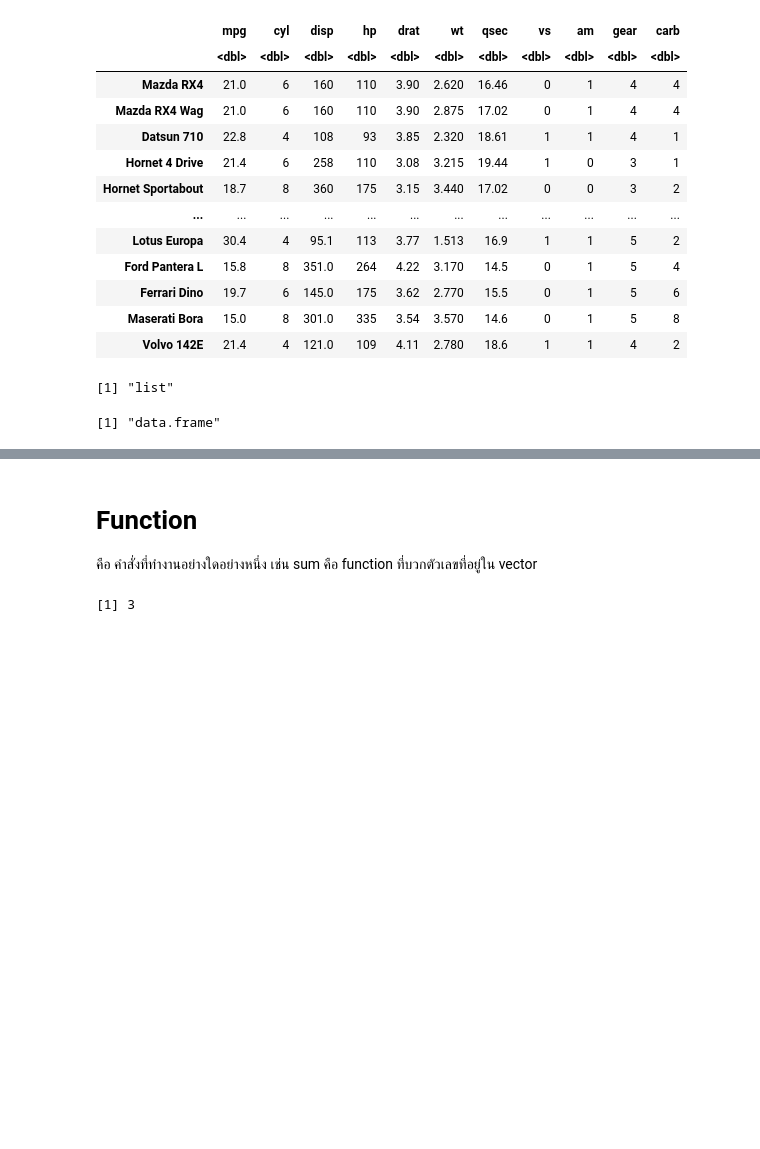
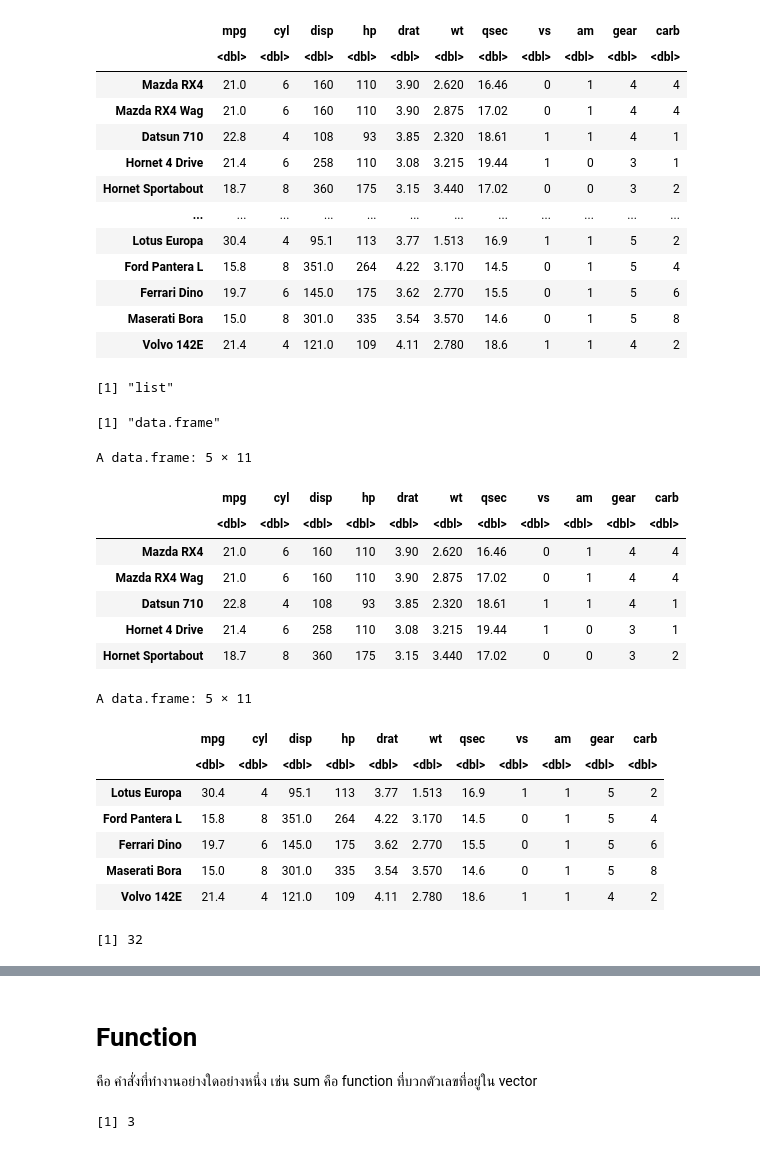
Before and after one commit to piyayut-ch/2021-08-24_introR, a Jupyter notebook: notebook/1_basic-R.ipynb, the cells around one changed output, grey strips where cells are left out. Drawn from its saved outputs; the diff is of its cells as text; code cells hidden in the pictures; blank space fills up the shorter version.

```diff
--- a/notebook/1_basic-R.ipynb
+++ b/notebook/1_basic-R.ipynb
@@ -447,3 +482,30 @@ class(mtcars)
 # %% [output]
 [1] "list"
 [1] "data.frame"
+# %%
+# ดูแถวแรก
+head(mtcars, 5)
+
+# ดูแถวล่าง
+tail(mtcars, 5)
+# %% [output]
+A data.frame: 5 × 11
+|  | mpg | cyl | disp | hp | drat | wt | qsec | vs | am | gear | carb |
+|  | <dbl> | <dbl> | <dbl> | <dbl> | <dbl> | <dbl> | <dbl> | <dbl> | <dbl> | <dbl> | <dbl> |
+| Mazda RX4 | 21.0 | 6 | 160 | 110 | 3.90 | 2.620 | 16.46 | 0 | 1 | 4 | 4 |
+| Mazda RX4 Wag | 21.0 | 6 | 160 | 110 | 3.90 | 2.875 | 17.02 | 0 | 1 | 4 | 4 |
+| Datsun 710 | 22.8 | 4 | 108 | 93 | 3.85 | 2.320 | 18.61 | 1 | 1 | 4 | 1 |
+| Hornet 4 Drive | 21.4 | 6 | 258 | 110 | 3.08 | 3.215 | 19.44 | 1 | 0 | 3 | 1 |
+| Hornet Sportabout | 18.7 | 8 | 360 | 175 | 3.15 | 3.440 | 17.02 | 0 | 0 | 3 | 2 |
+A data.frame: 5 × 11
+|  | mpg | cyl | disp | hp | drat | wt | qsec | vs | am | gear | carb |
+|  | <dbl> | <dbl> | <dbl> | <dbl> | <dbl> | <dbl> | <dbl> | <dbl> | <dbl> | <dbl> | <dbl> |
+| Lotus Europa | 30.4 | 4 | 95.1 | 113 | 3.77 | 1.513 | 16.9 | 1 | 1 | 5 | 2 |
+| Ford Pantera L | 15.8 | 8 | 351.0 | 264 | 4.22 | 3.170 | 14.5 | 0 | 1 | 5 | 4 |
+| Ferrari Dino | 19.7 | 6 | 145.0 | 175 | 3.62 | 2.770 | 15.5 | 0 | 1 | 5 | 6 |
+| Maserati Bora | 15.0 | 8 | 301.0 | 335 | 3.54 | 3.570 | 14.6 | 0 | 1 | 5 | 8 |
+| Volvo 142E | 21.4 | 4 | 121.0 | 109 | 4.11 | 2.780 | 18.6 | 1 | 1 | 4 | 2 |
+# %%
+nrow(mtcars)
+# %% [output]
+[1] 32
```
Also changed, not shown: parts of 18 cells of this notebook, 14 other files.
